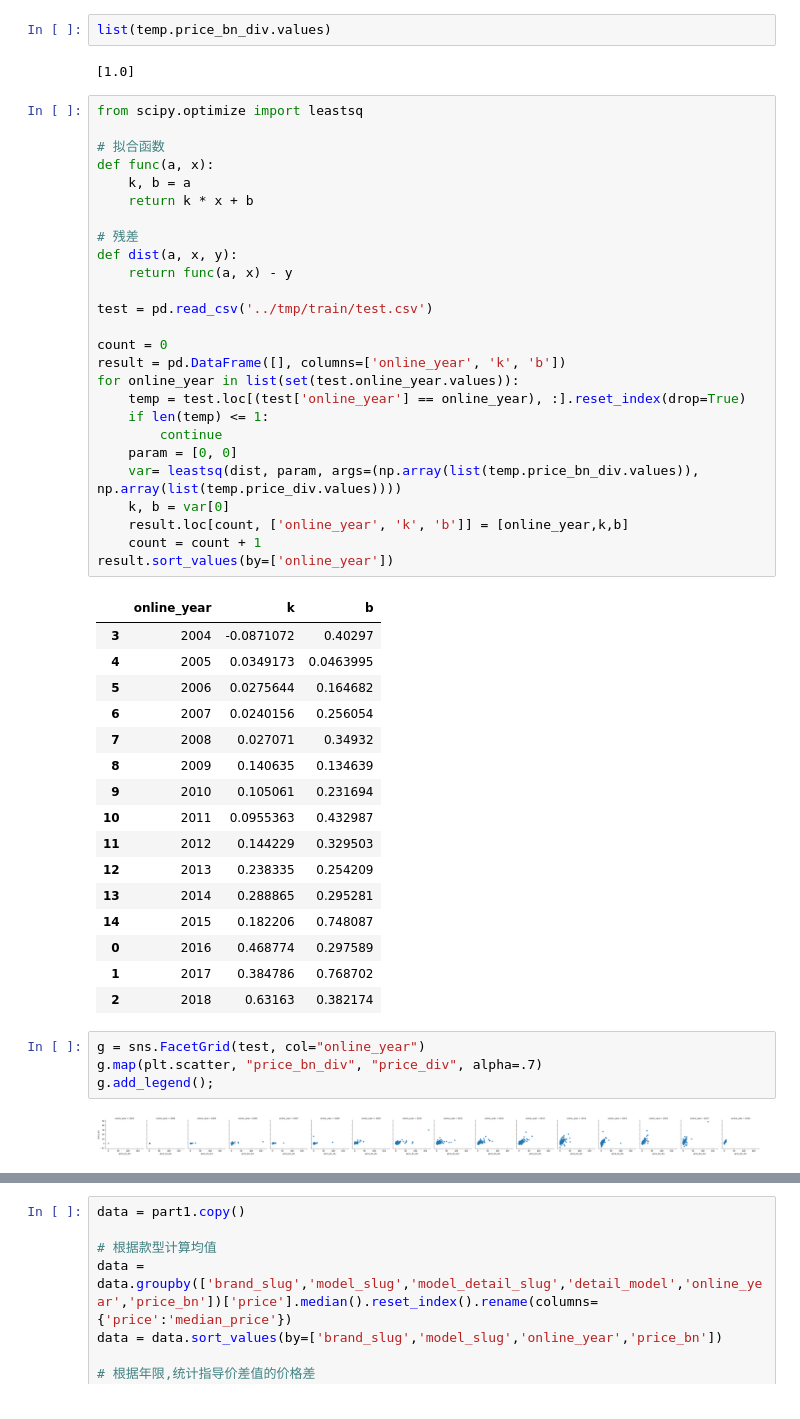
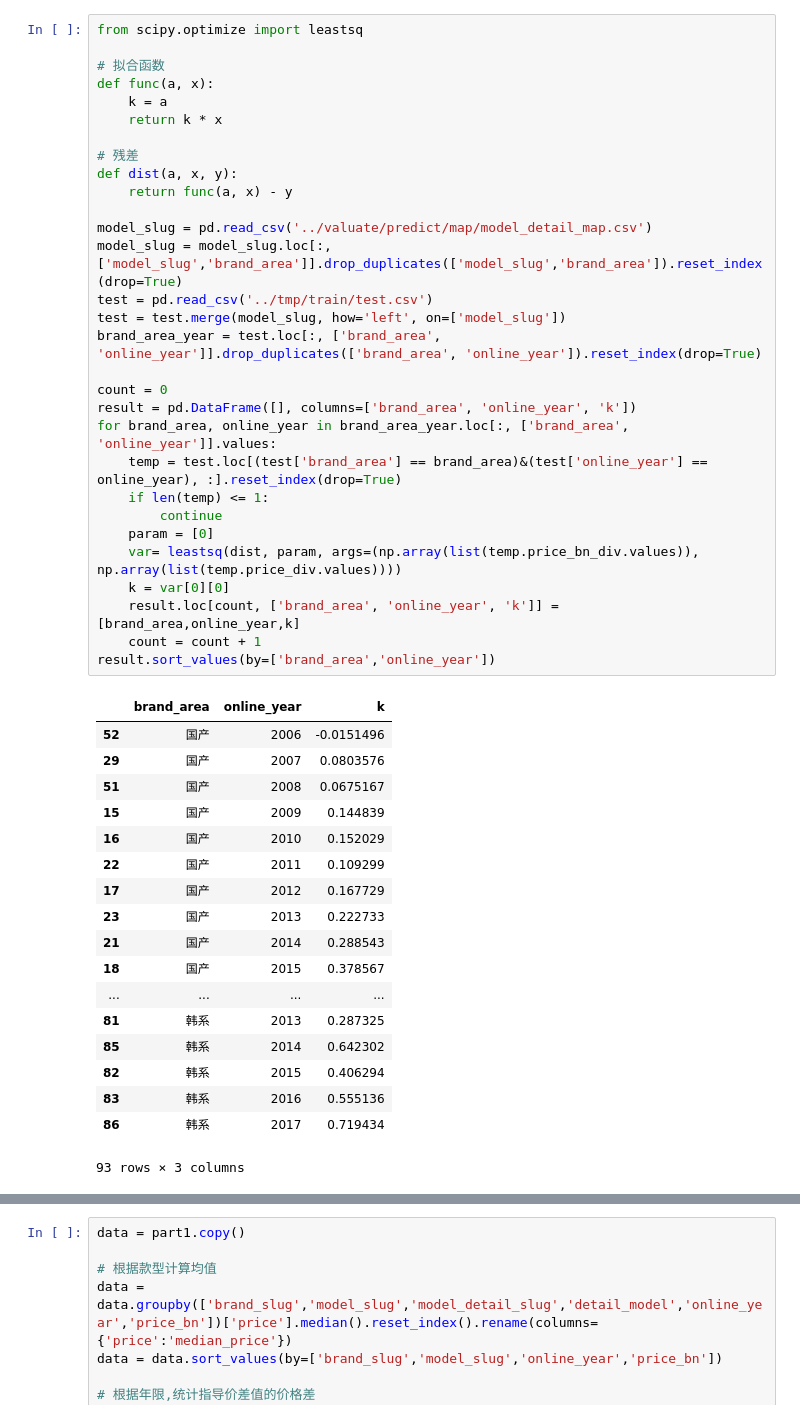
Before and after one commit to dj-lei/evaluation-predict, a Jupyter notebook: explore/data_analyze.ipynb, the cells around one changed output, grey strips where cells are left out. Saved outputs shown, nothing was run; the diff lists cells and outputs as text.

Commit message:
mod data_analyze

```diff
--- a/explore/data_analyze.ipynb
+++ b/explore/data_analyze.ipynb
@@ -79,56 +80,52 @@ part1.head()
 | 2 | 2018-05-29 00:00:00 | dazhong | baolai | model_31544_cs | 4.26 | 2013 | 8 | 吉林 | 6.0 | ... |
 | 3 | 2018-05-29 00:00:00 | dazhong | jetta | m11770_xc | 9.90 | 2012 | 1 | 河北 | 3.9 | ... |
 | 4 | 2018-05-29 00:00:00 | dazhong | tuguan | m18778_pa | 8.97 | 2011 | 3 | 山西 | 10.5 | ... |
-# %%
-list(temp.price_bn_div.values)
-# %% [output]
-[1.0]
 # %%
 from scipy.optimize import leastsq
 
 # 拟合函数
 def func(a, x):
-    k, b = a
-    return k * x + b
+    k = a
+    return k * x
 
 # 残差
 def dist(a, x, y):
     return func(a, x) - y
 
+model_slug = pd.read_csv('../valuate/predict/map/model_detail_map.csv')
+model_slug = model_slug.loc[:, ['model_slug','brand_area']].drop_duplicates(['model_slug','brand_area']).reset_index(drop=True)
 test = pd.read_csv('../tmp/train/test.csv')
+test = test.merge(model_slug, how='left', on=['model_slug'])
+brand_area_year = test.loc[:, ['brand_area', 'online_year']].drop_duplicates(['brand_area', 'online_year']).reset_index(drop=True)
 
 count = 0
-result = pd.DataFrame([], columns=['online_year', 'k', 'b'])
-for online_year in list(set(test.online_year.values)):
-    temp = test.loc[(test['online_year'] == online_year), :].reset_index(drop=True)
+result = pd.DataFrame([], columns=['brand_area', 'online_year', 'k'])
+for brand_area, online_year in brand_area_year.loc[:, ['brand_area', 'online_year']].values:
+    temp = test.loc[(test['brand_area'] == brand_area)&(test['online_year'] == online_year), :].reset_index(drop=True)
     if len(temp) <= 1:
         continue
-    param = [0, 0]
+    param = [0]
     var= leastsq(dist, param, args=(np.array(list(temp.price_bn_div.values)), np.array(list(temp.price_div.values))))
-    k, b = var[0]
-    result.loc[count, ['online_year', 'k', 'b']] = [online_year,k,b]
+    k = var[0][0]
+    result.loc[count, ['brand_area', 'online_year', 'k']] = [brand_area,online_year,k]
     count = count + 1
-result.sort_values(by=['online_year'])
+result.sort_values(by=['brand_area','online_year'])
 # %% [output]
-|  | online_year | k | b |
-| 3 | 2004 | -0.0871072 | 0.40297 |
-| 4 | 2005 | 0.0349173 | 0.0463995 |
-| 5 | 2006 | 0.0275644 | 0.164682 |
-| 6 | 2007 | 0.0240156 | 0.256054 |
-| 7 | 2008 | 0.027071 | 0.34932 |
-| 8 | 2009 | 0.140635 | 0.134639 |
-| 9 | 2010 | 0.105061 | 0.231694 |
-| 10 | 2011 | 0.0955363 | 0.432987 |
-| 11 | 2012 | 0.144229 | 0.329503 |
-| 12 | 2013 | 0.238335 | 0.254209 |
-| 13 | 2014 | 0.288865 | 0.295281 |
-| 14 | 2015 | 0.182206 | 0.748087 |
-| 0 | 2016 | 0.468774 | 0.297589 |
-| 1 | 2017 | 0.384786 | 0.768702 |
-| 2 | 2018 | 0.63163 | 0.382174 |
+|  | brand_area | online_year | k |
+| 52 | 国产 | 2006 | -0.0151496 |
+| 29 | 国产 | 2007 | 0.0803576 |
+| 51 | 国产 | 2008 | 0.0675167 |
+| 15 | 国产 | 2009 | 0.144839 |
+| 16 | 国产 | 2010 | 0.152029 |
+| 22 | 国产 | 2011 | 0.109299 |
+| 17 | 国产 | 2012 | 0.167729 |
+| 23 | 国产 | 2013 | 0.222733 |
+| 21 | 国产 | 2014 | 0.288543 |
+| 18 | 国产 | 2015 | 0.378567 |
+| ... | ... | ... | ... |
+| 81 | 韩系 | 2013 | 0.287325 |
+| 85 | 韩系 | 2014 | 0.642302 |
+| 82 | 韩系 | 2015 | 0.406294 |
+| 83 | 韩系 | 2016 | 0.555136 |
+| 86 | 韩系 | 2017 | 0.719434 |
+93 rows × 3 columns
-# %%
-g = sns.FacetGrid(test, col="online_year")
-g.map(plt.scatter, "price_bn_div", "price_div", alpha=.7)
-g.add_legend();
-# %% [output]
-[figure, removed]
```
Also changed, not shown: parts of 3 cells of this notebook, 2 other files.
